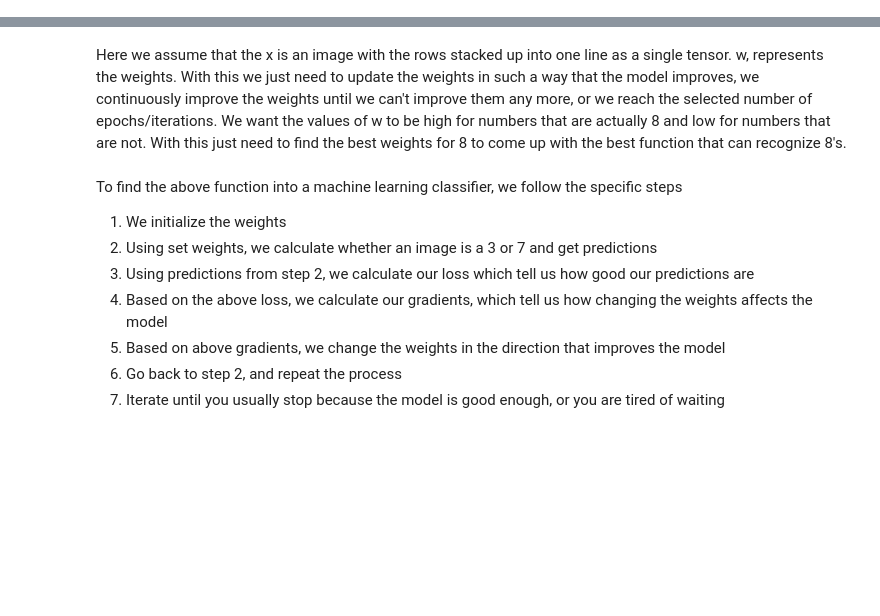
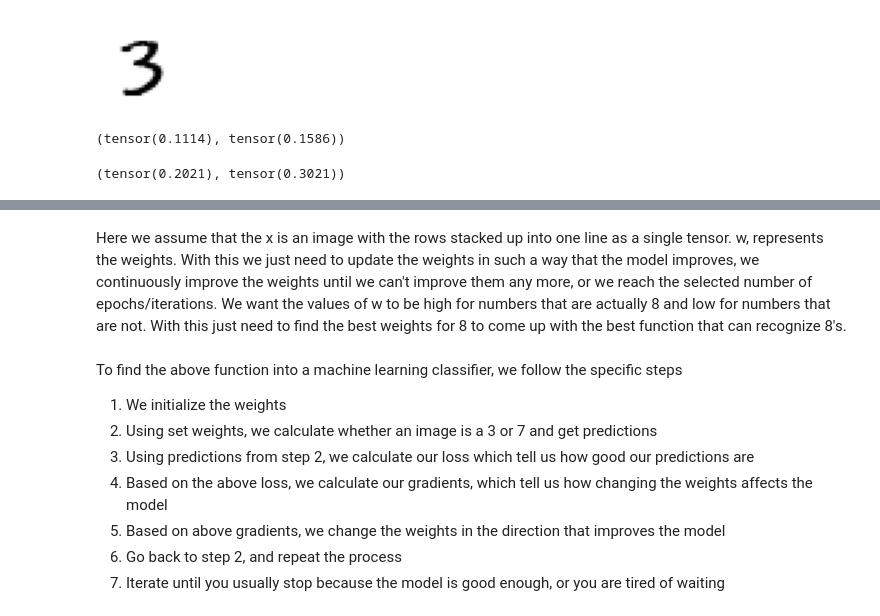
Before and after one commit to rubanzasilva/mnist_basics, a Jupyter notebook: mnist_basics.ipynb, the cells around one changed output, grey strips where cells are left out. Cells and saved outputs as stored; diff of their text form; code cells hidden in the pictures; blank space fills up the shorter version.

```diff
--- a/mnist_basics.ipynb
+++ b/mnist_basics.ipynb
@@ -187,0 +221,20 @@ Broadcasting allows us to do calculations on tensor of different shapes.
+# %%
+abitrary_three = stacked_threes[1]
+abitrary_seven = stacked_sevens[1]
+show_image(abitrary_three);
+# %% [output]
+[figure, added]
+# %%
+#L1 norm
+distance_from_ideal_three_l1 = (abitrary_three - ideal_three).abs().mean()
+distance_from_ideal_seven_l1 = (abitrary_three - ideal_seven).abs().mean()
+distance_from_ideal_three_l1,distance_from_ideal_seven_l1
+# %% [output]
+(tensor(0.1114), tensor(0.1586))
+# %%
+#L2 norm
+distance_from_ideal_three_l2 = ((abitrary_three - ideal_three)**2).mean().sqrt()
+distance_from_ideal_seven_l2 = ((abitrary_three - ideal_seven)**2).mean().sqrt()
+distance_from_ideal_three_l2,distance_from_ideal_seven_l2
+# %% [output]
+(tensor(0.2021), tensor(0.3021))
```
Also changed, not shown: parts of 285 cells of this notebook.
